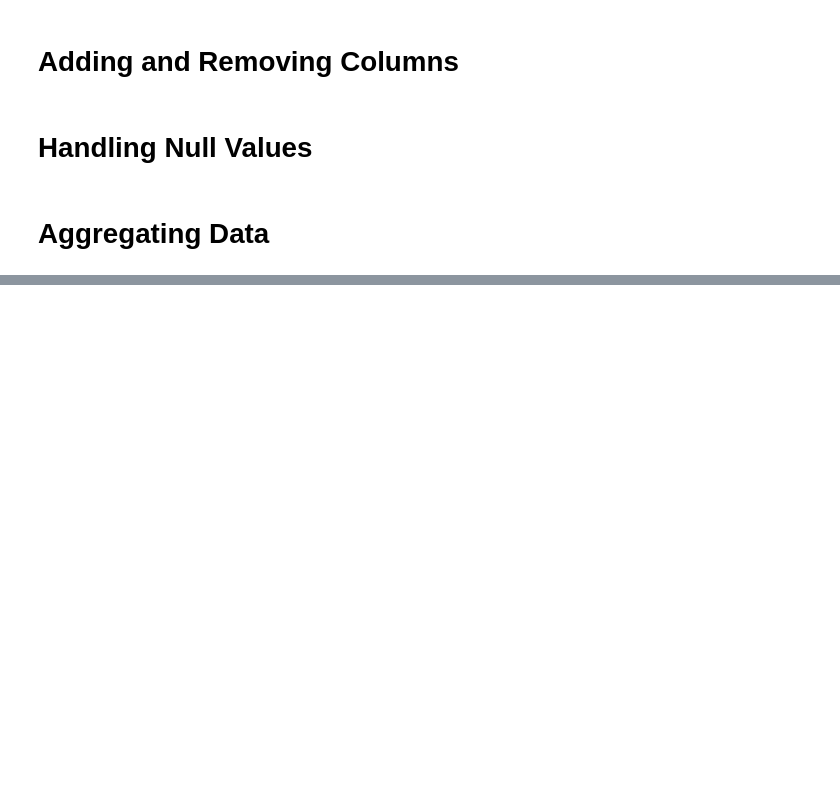
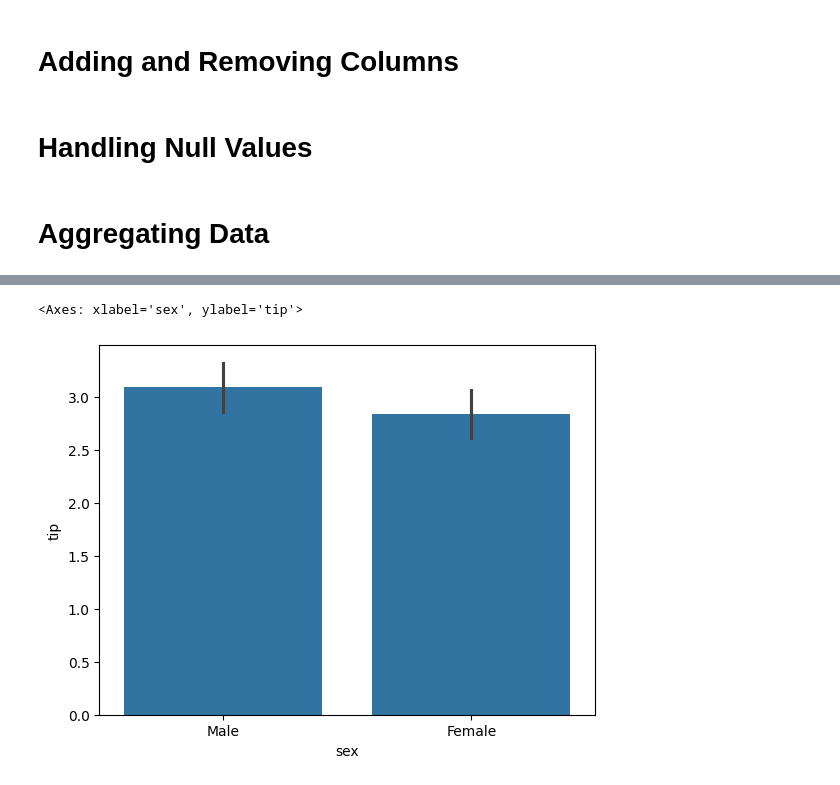
Before and after one commit to 22AmitDeo/Pandas, a Jupyter notebook: tutorial.ipynb, the cells around one changed output, grey strips where cells are left out. Saved outputs shown, nothing was run; the diff lists cells and outputs as text; code cells hidden in the pictures; blank space fills up the shorter version.

```diff
--- a/tutorial.ipynb
+++ b/tutorial.ipynb
@@ -76,0 +119,5 @@ bios.groupby('born_country')['height_cm'].mean()
+# %%
+sns.barplot(x="sex",y="tip",data=tips)
+# %% [output]
+<Axes: xlabel='sex', ylabel='tip'>
+[figure, added]
```
Also changed, not shown: parts of 12 cells of this notebook.
